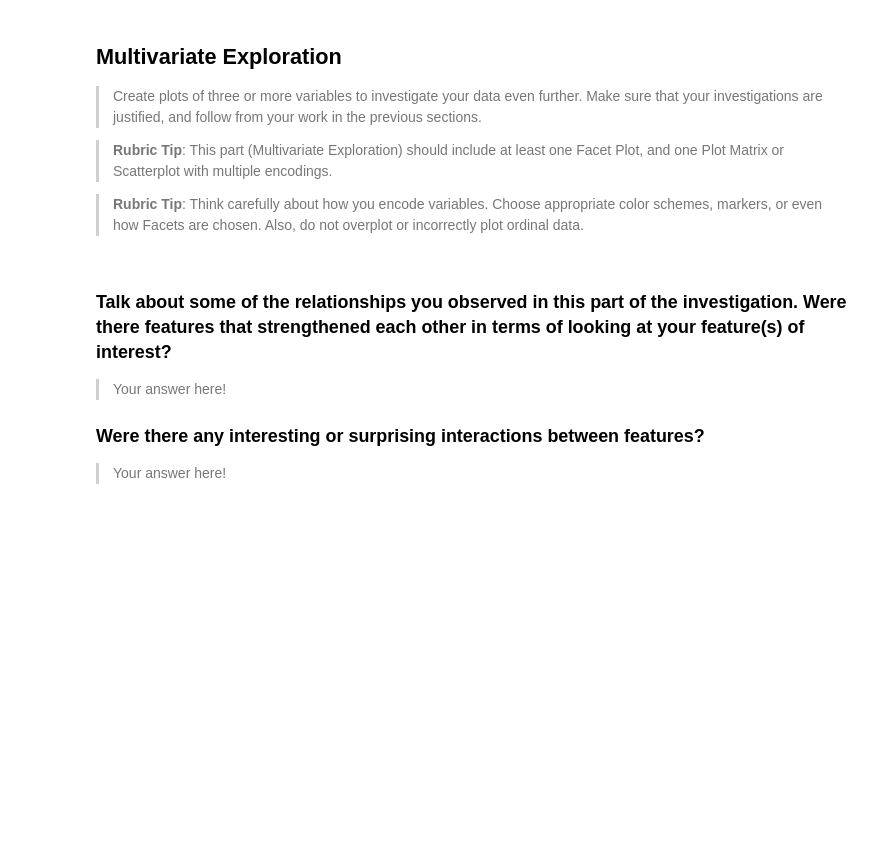
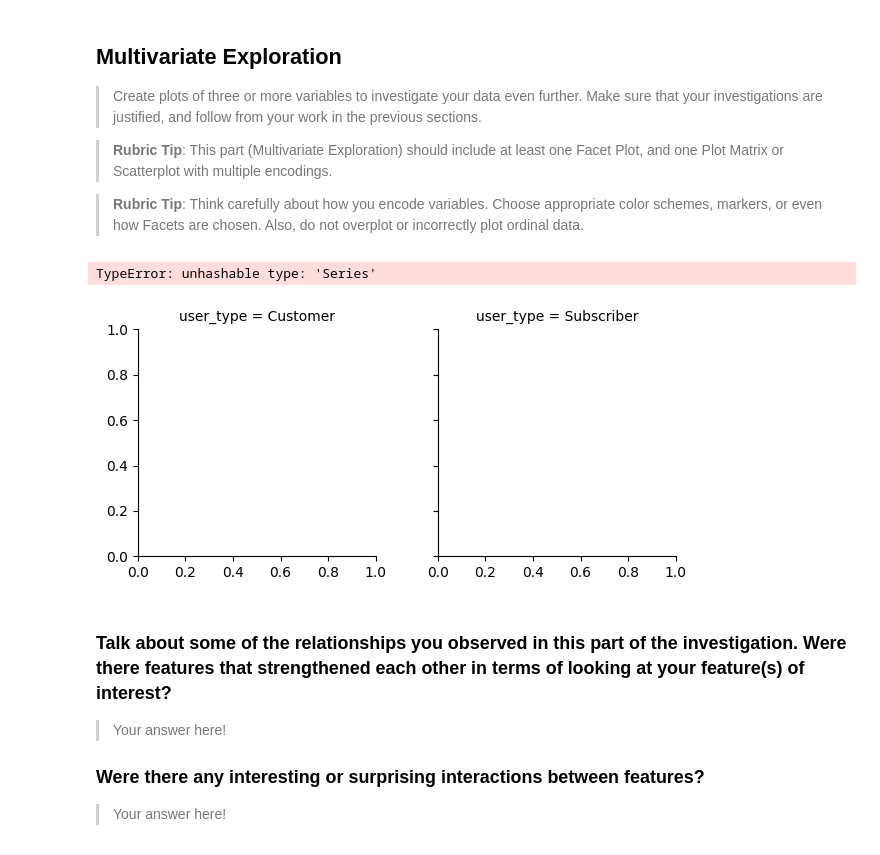
Before and after one commit to naamabenita/clustered-bar, a Jupyter notebook: Part_I_exploration_template.ipynb, the cells around one changed output. Saved outputs shown, nothing was run; the diff lists cells and outputs as text; code cells hidden in the pictures; blank space fills up the shorter version.

```diff
--- a/Part_I_exploration_template.ipynb
+++ b/Part_I_exploration_template.ipynb
@@ -351,6 +351,17 @@ your work in the previous sections.
 > **Rubric Tip**: This part (Multivariate Exploration) should include at least one Facet Plot, and one Plot Matrix or Scatterplot with multiple encodings.
 
 >**Rubric Tip**: Think carefully about how you encode variables. Choose appropriate color schemes, markers, or even how Facets are chosen. Also, do not overplot or incorrectly plot ordinal data.
+# %%
+# Facet plot by user_type, with scatter plots for duration_sec vs. start_station_latitude and end_station_latitude
+#compare user_type across different values of duration_sec and other variables such as start_station_latitude and end_station_latitude.
+g = sns.FacetGrid(df, col="user_type", col_wrap=4, height=3)
+g.map(sns.scatterplot, filtered_data['duration_sec'], 'start_station_latitude', hue='bike_share_for_all_trip', style='member_gender')
+
+plt.title('Duration vs. Start Station Latitude by User Type')
+plt.show()
+# %% [output]
+TypeError: unhashable type: 'Series'
+[figure, added]
 # %% [markdown]
 ### Talk about some of the relationships you observed in this part of the investigation. Were there features that strengthened each other in terms of looking at your feature(s) of interest?
 
```
Also changed, not shown: parts of 1 cell of this notebook.
